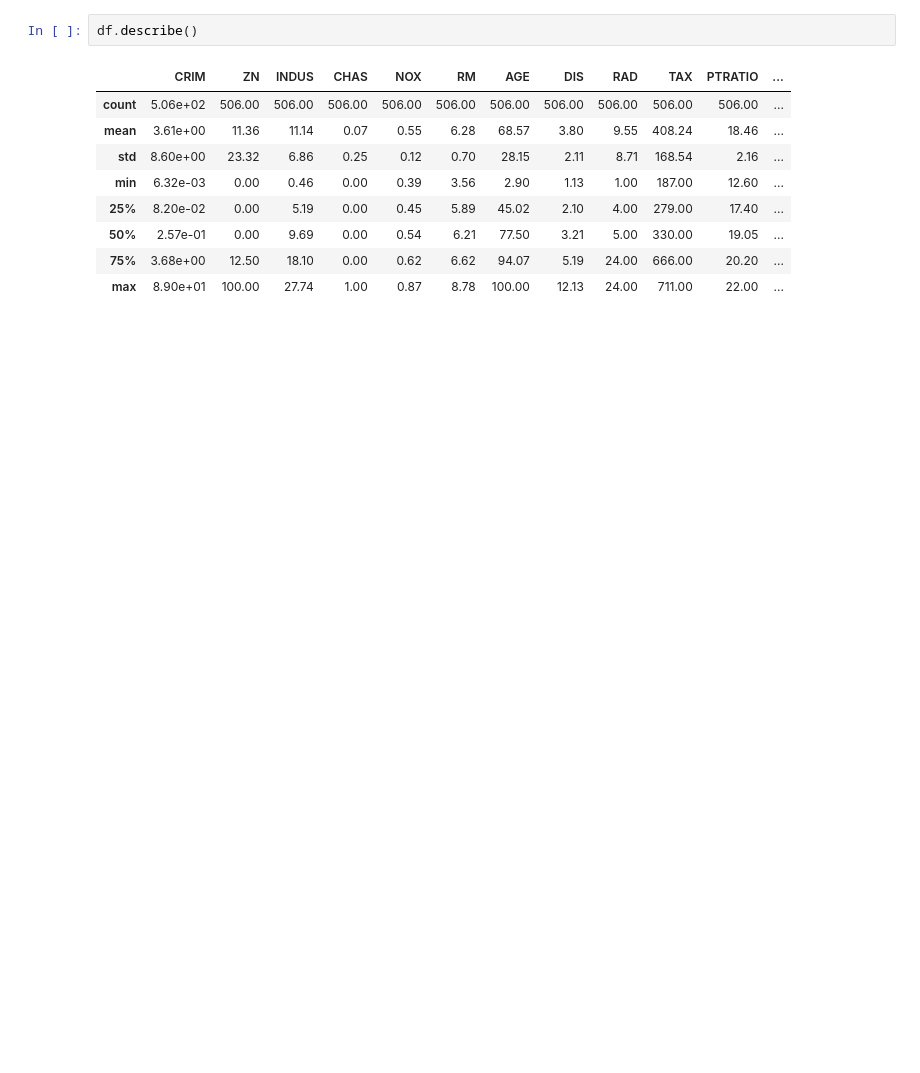
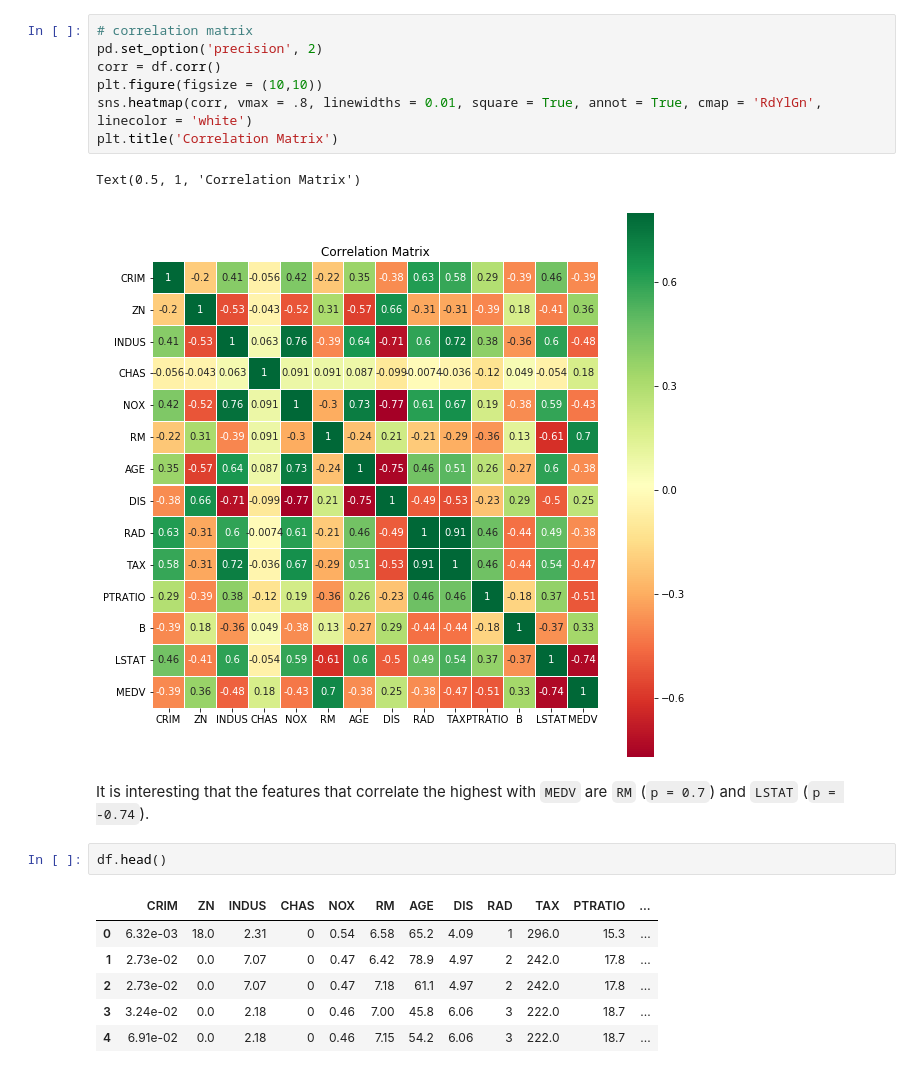
Before and after one commit to jstevenr/housing-price-regression, a Jupyter notebook: Boston_Housing.ipynb, the cells around one changed output. Cells and saved outputs as stored; diff of their text form; blank space fills up the shorter version.

```diff
--- a/Boston_Housing.ipynb
+++ b/Boston_Housing.ipynb
@@ -31,12 +22,21 @@ df.head()
+# %%
+# correlation matrix
+pd.set_option('precision', 2)
+corr = df.corr()
+plt.figure(figsize = (10,10))
+sns.heatmap(corr, vmax = .8, linewidths = 0.01, square = True, annot = True, cmap = 'RdYlGn', linecolor = 'white')
+plt.title('Correlation Matrix')
+# %% [output]
+Text(0.5, 1, 'Correlation Matrix')
+[figure, added]
+# %% [markdown]
+It is interesting that the features that correlate the highest with `MEDV` are `RM` (`p = 0.7`) and `LSTAT` (`p = -0.74`).
 # %%
-df.describe()
+df.head()
 # %% [output]
 |  | CRIM | ZN | INDUS | CHAS | NOX | RM | AGE | DIS | RAD | TAX | PTRATIO | ... |
-| count | 5.06e+02 | 506.00 | 506.00 | 506.00 | 506.00 | 506.00 | 506.00 | 506.00 | 506.00 | 506.00 | 506.00 | ... |
-| mean | 3.61e+00 | 11.36 | 11.14 | 0.07 | 0.55 | 6.28 | 68.57 | 3.80 | 9.55 | 408.24 | 18.46 | ... |
-| std | 8.60e+00 | 23.32 | 6.86 | 0.25 | 0.12 | 0.70 | 28.15 | 2.11 | 8.71 | 168.54 | 2.16 | ... |
-| min | 6.32e-03 | 0.00 | 0.46 | 0.00 | 0.39 | 3.56 | 2.90 | 1.13 | 1.00 | 187.00 | 12.60 | ... |
-| 25% | 8.20e-02 | 0.00 | 5.19 | 0.00 | 0.45 | 5.89 | 45.02 | 2.10 | 4.00 | 279.00 | 17.40 | ... |
-| 50% | 2.57e-01 | 0.00 | 9.69 | 0.00 | 0.54 | 6.21 | 77.50 | 3.21 | 5.00 | 330.00 | 19.05 | ... |
-| 75% | 3.68e+00 | 12.50 | 18.10 | 0.00 | 0.62 | 6.62 | 94.07 | 5.19 | 24.00 | 666.00 | 20.20 | ... |
-| max | 8.90e+01 | 100.00 | 27.74 | 1.00 | 0.87 | 8.78 | 100.00 | 12.13 | 24.00 | 711.00 | 22.00 | ... |
+| 0 | 6.32e-03 | 18.0 | 2.31 | 0 | 0.54 | 6.58 | 65.2 | 4.09 | 1 | 296.0 | 15.3 | ... |
+| 1 | 2.73e-02 | 0.0 | 7.07 | 0 | 0.47 | 6.42 | 78.9 | 4.97 | 2 | 242.0 | 17.8 | ... |
+| 2 | 2.73e-02 | 0.0 | 7.07 | 0 | 0.47 | 7.18 | 61.1 | 4.97 | 2 | 242.0 | 17.8 | ... |
+| 3 | 3.24e-02 | 0.0 | 2.18 | 0 | 0.46 | 7.00 | 45.8 | 6.06 | 3 | 222.0 | 18.7 | ... |
+| 4 | 6.91e-02 | 0.0 | 2.18 | 0 | 0.46 | 7.15 | 54.2 | 6.06 | 3 | 222.0 | 18.7 | ... |
```
Also changed, not shown: parts of 26 cells of this notebook.
